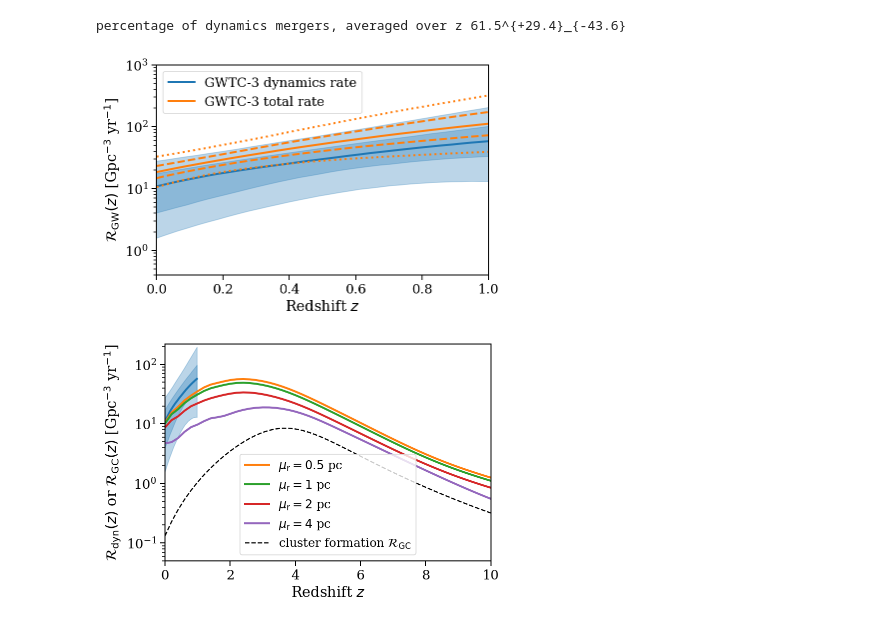
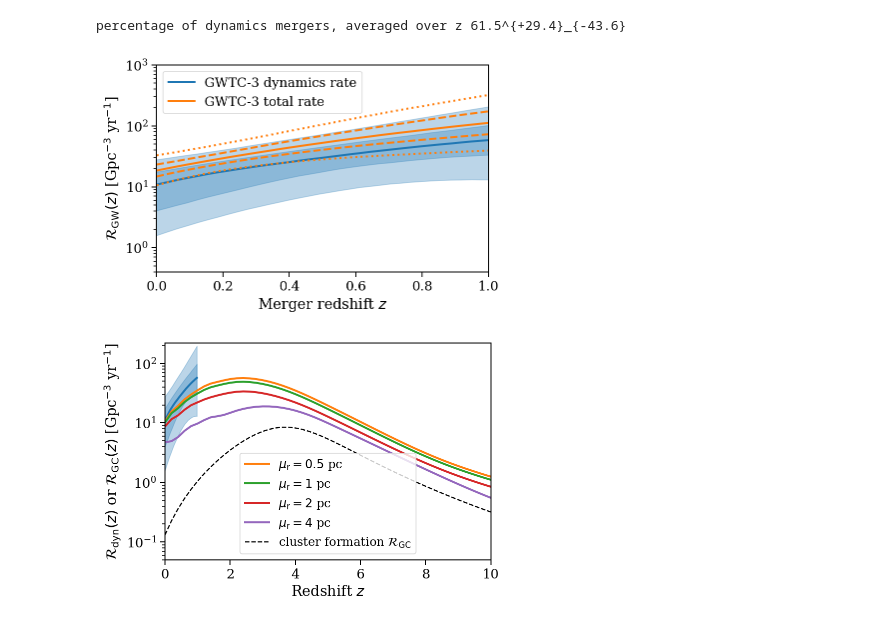
Before and after one commit to mfishbach/dynamical-bbh-evolution, a Jupyter notebook: Cluster_Paper_Plots.ipynb, the cells around one changed output. Drawn from its saved outputs; the diff is of its cells as text; code cells hidden in the pictures.

```diff
--- a/Cluster_Paper_Plots.ipynb
+++ b/Cluster_Paper_Plots.ipynb
@@ -57,28 +103,28 @@ percentage of dynamics mergers, averaged over z 61.5^{+29.4}_{-43.6}
 # %%
 plt.plot(z_plot, np.percentile(dyn_rate, 50, axis = 0), label = 'GWTC-3 dynamics rate', linewidth = 2.0)
 plt.fill_between(z_plot, np.percentile(dyn_rate, 5, axis = 0), np.percentile(dyn_rate, 95, axis = 0), alpha = 0.3, color = sns.color_palette()[0])
 plt.fill_between(z_plot, np.percentile(dyn_rate, 25, axis = 0), np.percentile(dyn_rate, 75, axis = 0), alpha = 0.3, color = sns.color_palette()[0])
 
 plt.plot(z_plot, np.percentile(total_rate, 50, axis = 0), label = 'GWTC-3 total rate', linewidth = 2.0, color = sns.color_palette()[1])
 plt.plot(z_plot, np.percentile(total_rate, 5, axis = 0), color = sns.color_palette()[1], ls = ':', linewidth = 2.0)
 plt.plot(z_plot, np.percentile(total_rate, 95, axis = 0), color = sns.color_palette()[1], ls = ':', linewidth = 2.0)
 plt.plot(z_plot, np.percentile(total_rate, 25, axis = 0), color = sns.color_palette()[1], ls = '--', linewidth = 2.0)
 plt.plot(z_plot, np.percentile(total_rate, 75, axis = 0), color = sns.color_palette()[1], ls = '--', linewidth = 2.0)
 
 
 plt.yscale('log')
 plt.ylim(4e-1,1e3)
 plt.xlim(min(z_plot), 1)
 
-plt.xlabel(r'Redshift $z$')
+plt.xlabel(r'Merger redshift $z$')
 plt.ylabel(r'$\mathcal{R}_\mathrm{GW}(z)$ [Gpc$^{-3}$ yr$^{-1}$]')
 plt.legend(loc = 'upper left', fontsize = 13)
 
 plt.tight_layout()
-#plt.savefig('GWTC3_dynamicsrate_totalrate.pdf')
-#plt.savefig('GWTC3_dynamicsrate_totalrate.png')
+plt.savefig('GWTC3_dynamicsrate_totalrate.pdf')
+plt.savefig('GWTC3_dynamicsrate_totalrate.png')
 # %% [output]
-[figure, old version]
+[figure, new version]
 # %%
 def plot_cluster_rate(zmin, zmax, dz = 0.2, z_gc = 4, a = 3, b = 5, sigma_dex = 0.5, Zsun = 0.02,
                      mu_rv = 1.5, sigma_rv = 1.5, beta = -2, logMstar0 = 6.3, dNdV0 = 2.31e9,
```
Also changed, not shown: parts of 24 cells of this notebook, 4 other files.
